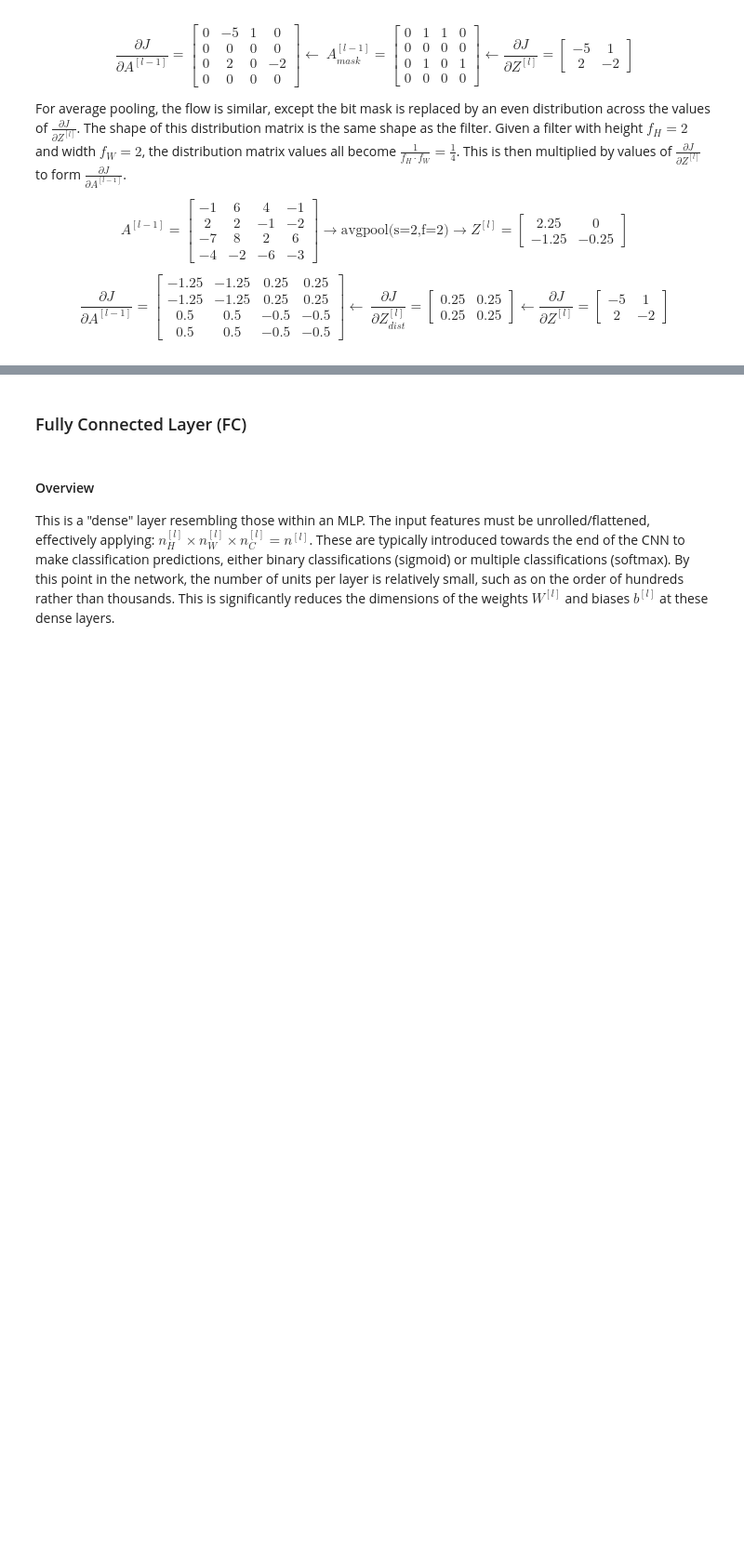
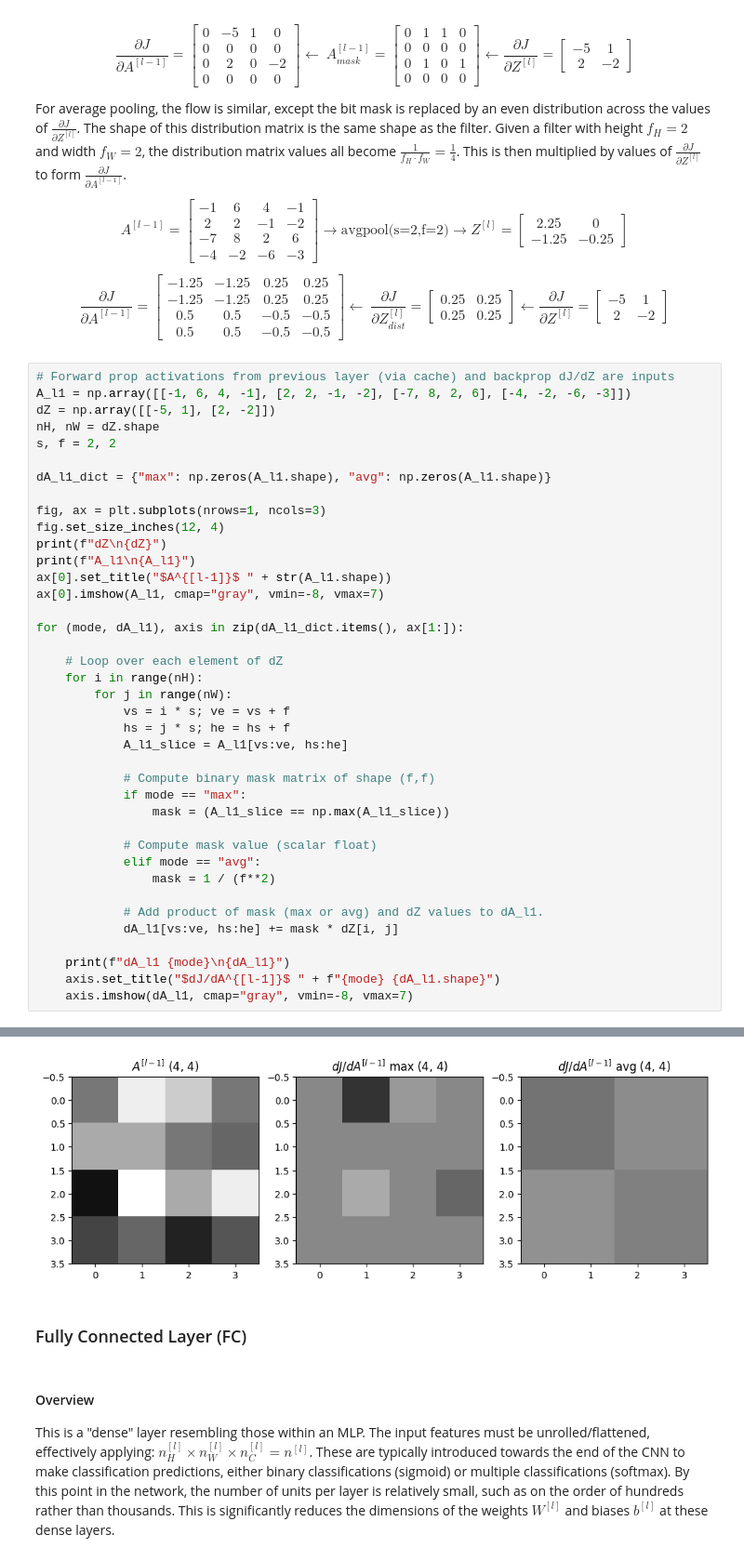
Before and after one commit to nickrusso42518/ml-qrg, a Jupyter notebook: ml_qrg.ipynb, the cells around one changed output, grey strips where cells are left out. Shown at 93% size. Drawn from its saved outputs; the diff is of its cells as text; blank space fills up the shorter version.

```diff
--- a/ml_qrg.ipynb
+++ b/ml_qrg.ipynb
@@ -2021,3 +2023,43 @@ $$
 2 & -2
 \end{bmatrix}
 $$
+# %%
+# Forward prop activations from previous layer (via cache) and backprop dJ/dZ are inputs
+A_l1 = np.array([[-1, 6, 4, -1], [2, 2, -1, -2], [-7, 8, 2, 6], [-4, -2, -6, -3]])
+dZ = np.array([[-5, 1], [2, -2]])
+nH, nW = dZ.shape
+s, f = 2, 2
+
+dA_l1_dict = {"max": np.zeros(A_l1.shape), "avg": np.zeros(A_l1.shape)}
+
+fig, ax = plt.subplots(nrows=1, ncols=3)
+fig.set_size_inches(12, 4)
+print(f"dZ\n{dZ}")
+print(f"A_l1\n{A_l1}")
+ax[0].set_title("$A^{[l-1]}$ " + str(A_l1.shape))
+ax[0].imshow(A_l1, cmap="gray", vmin=-8, vmax=7)
+
+for (mode, dA_l1), axis in zip(dA_l1_dict.items(), ax[1:]):
+
+    # Loop over each element of dZ
+    for i in range(nH):
+        for j in range(nW):
+            vs = i * s; ve = vs + f
+            hs = j * s; he = hs + f
+            A_l1_slice = A_l1[vs:ve, hs:he]
+
+            # Compute binary mask matrix of shape (f,f)
+            if mode == "max":
+                mask = (A_l1_slice == np.max(A_l1_slice))
+
+            # Compute mask value (scalar float)
+            elif mode == "avg":
+                mask = 1 / (f**2)
+
+            # Add product of mask (max or avg) and dZ values to dA_l1.
+            dA_l1[vs:ve, hs:he] += mask * dZ[i, j]
+
+    print(f"dA_l1 {mode}\n{dA_l1}")
+    axis.set_title("$dJ/dA^{[l-1]}$ " + f"{mode} {dA_l1.shape}")
+    axis.imshow(dA_l1, cmap="gray", vmin=-8, vmax=7)
+# %% [output]
@@ -2024,3 +2084,4 @@ $$
+[figure, added]
 # %% [markdown]
 ### Fully Connected Layer (FC)
 # %% [markdown]
```
Also changed, not shown: parts of 3 cells of this notebook.
